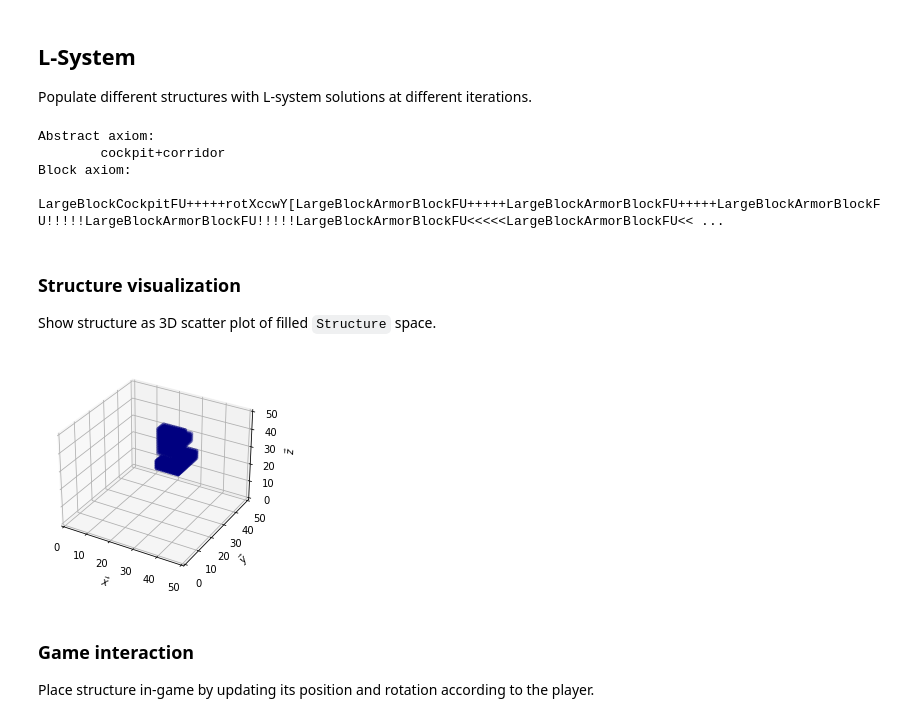
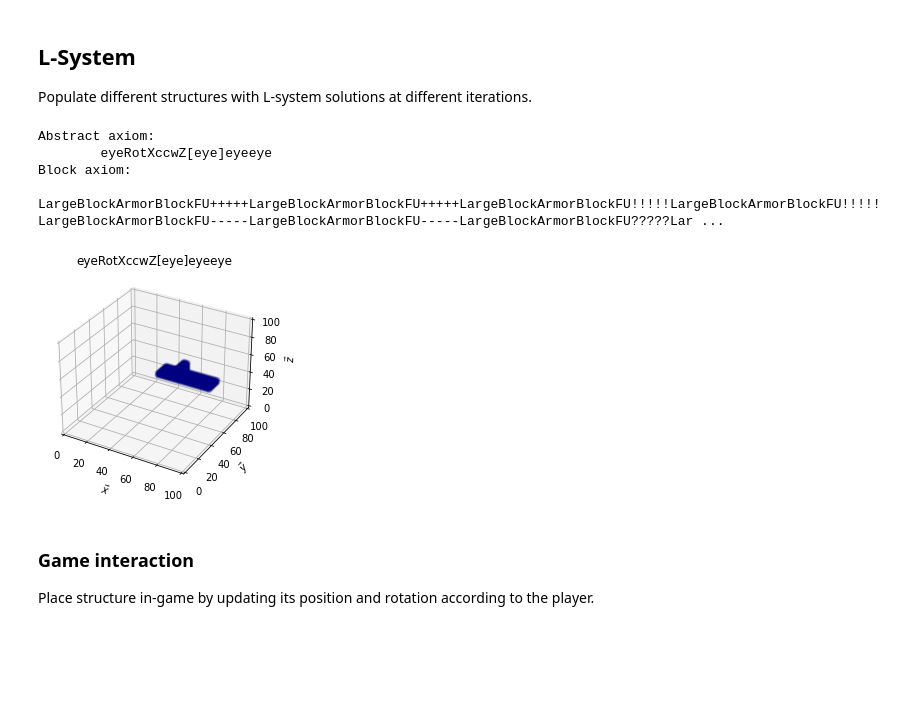
Before and after one commit to arayabrain/space-engineers-ai-spaceship-generator, a Jupyter notebook: l-system/se-l-system.ipynb, the cells around one changed output. Cells and saved outputs as stored; diff of their text form; code cells hidden in the pictures; blank space fills up the shorter version.

Commit message:
Rotations
Corrected rotations and defined how the rules should be defined. Moved LSystem to its own class.

```diff
--- a/l-system/se-l-system.ipynb
+++ b/l-system/se-l-system.ipynb
@@ -391,45 +381,0 @@ solver = LSolver(atoms_alphabet=atoms_alphabet,
-# %%
-base_position, orientation_forward, orientation_up = Vec.v3f(0., 0., 0.), Orientation.FORWARD.value, Orientation.UP.value
-
-structure = Structure(origin=base_position,
-                      orientation_forward=orientation_forward,
-                      orientation_up=orientation_up,
-                      dimensions=(50, 50, 50))
-
-axiom = abstract_parser.produce('begin', 1)
-
-print(f'Abstract axiom:\n\t{axiom}')
-
-axiom = solver.solve(axiom=axiom,
-                     iterations=1)
-
-print(f'Block axiom:\n\t{axiom}')
-
-solver.fill_structure(structure=structure,
-                      axiom=axiom)
-
-blocks = structure.get_all_blocks()
-# %% [output]
-Abstract axiom:
-        cockpit+corridor
-Block axiom:
-        LargeBlockCockpitFU+++++rotXccwY[LargeBlockArmorBlockFU+++++LargeBlockArmorBlockFU+++++LargeBlockArmorBlockFU!!!!!LargeBlockArmorBlockFU!!!!!LargeBlockArmorBlockFU<<<<<LargeBlockArmorBlockFU<< ...
-# %% [markdown]
-### Structure visualization
-
-Show structure as 3D scatter plot of filled `Structure` space.
-# %%
-%matplotlib inline
-ax = plt.axes(projection='3d')
-arr = structure._structure != structure._VALUE
-x,y,z = np.nonzero(arr)
-ax.scatter(x, y, z, c=np.ones(len(x)), cmap='jet', linewidth=0.1)
-ax.set_xlim3d(0, 50)
-ax.set_ylim3d(0, 50)
-ax.set_zlim3d(0, 50)
-ax.set_xlabel("$\\vec{x}$")
-ax.set_ylabel("$\\vec{y}$")
-ax.set_zlabel("$\\vec{z}$")
-plt.show()
-# %% [output]
-[figure, removed]
@@ -436,3 +439,18 @@ plt.show()
+# %%
+lsystem = LSystem(hl_rules='hlrules',
+                  ll_rules='llrules',
+                  alphabet=atoms_alphabet)
+
+structure = lsystem.apply_rules(starting_axiom='begin',
+                             structure_dims=(100,100,100),
+                             iterations=3,
+                             make_graph=True)
+# %% [output]
+Abstract axiom:
+        eyeRotXccwZ[eye]eyeeye
+Block axiom:
+        LargeBlockArmorBlockFU+++++LargeBlockArmorBlockFU+++++LargeBlockArmorBlockFU!!!!!LargeBlockArmorBlockFU!!!!!LargeBlockArmorBlockFU-----LargeBlockArmorBlockFU-----LargeBlockArmorBlockFU?????Lar ...
+[figure, added]
 # %% [markdown]
 ### Game interaction
 
```
Also changed, not shown: parts of 8 cells of this notebook, 4 other files.
